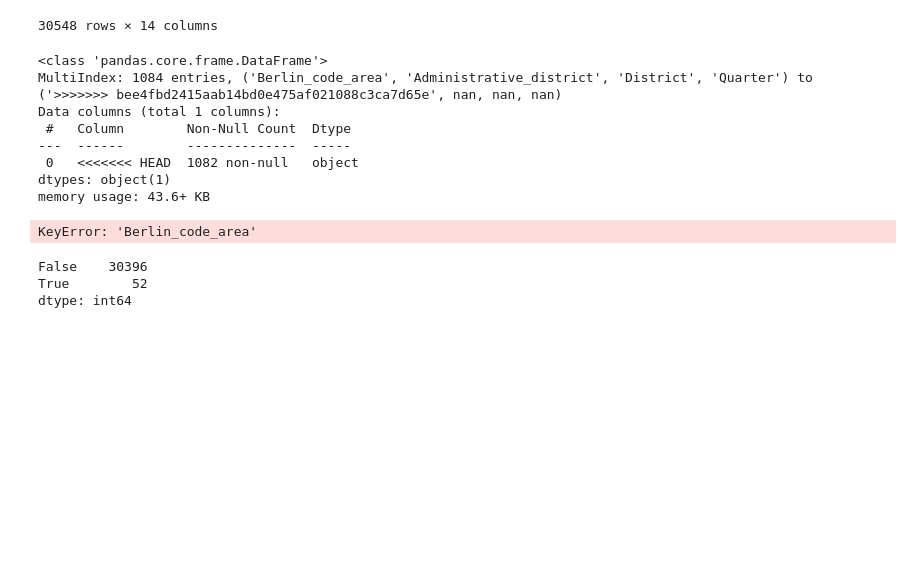
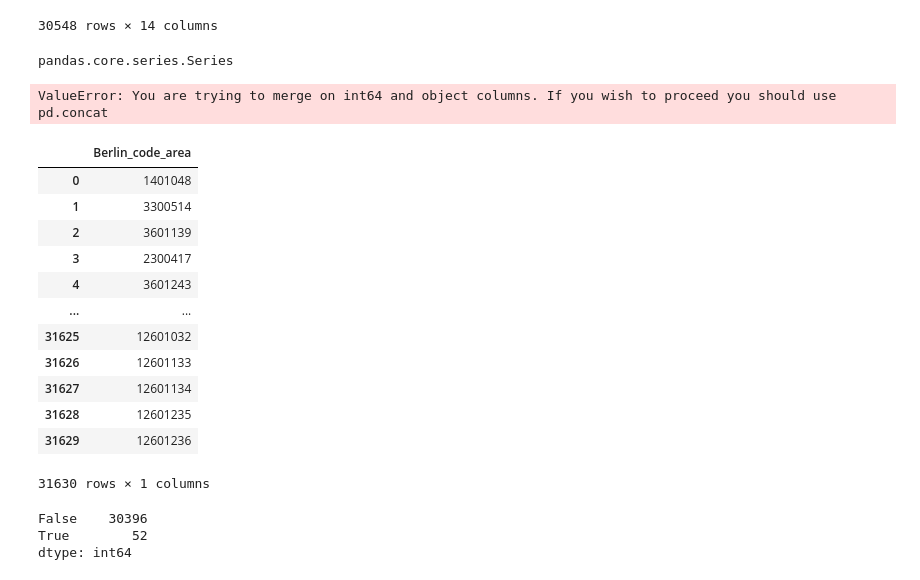
Before and after one commit to MSI17819/Berlin_bike_theft_prediction, a Jupyter notebook: Berlin_bike_thief_prediction.ipynb, the cells around one changed output. Drawn from its saved outputs; the diff is of its cells as text; code cells hidden in the pictures; blank space fills up the shorter version.

Commit message:
Prepering data

```diff
--- a/Berlin_bike_thief_prediction.ipynb
+++ b/Berlin_bike_thief_prediction.ipynb
@@ -117,23 +117,32 @@ df_new_concat_2
 #Administrative_districe, District, Quater, Street_name
 
 url = r"https://raw.githubusercontent.com/MSI17819/Berlin_bike_theft_prediction/main/Berlin_LOR_code.csv"
-df_region = pd.read_csv(url, sep=';', encoding="ISO-8859-1")
+df_region = pd.read_csv(url, sep=';', encoding="ISO-8859-1", header=0)
 
-df_region.info()
+df_region['Berlin_code_area'] = df_region['Berlin_code_area'].astype(str)
 # %% [output]
-<class 'pandas.core.frame.DataFrame'>
-MultiIndex: 1084 entries, ('Berlin_code_area', 'Administrative_district', 'District', 'Quarter') to ('>>>>>>> bee4fbd2415aab14bd0e475af021088c3ca7d65e', nan, nan, nan)
-Data columns (total 1 columns):
- #   Column        Non-Null Count  Dtype
----  ------        --------------  -----
- 0   <<<<<<< HEAD  1082 non-null   object
-dtypes: object(1)
-memory usage: 43.6+ KB
+pandas.core.series.Series
 # %%
 #Join two data frame (left join) with data and LOR information data
-df_merge = pd.merge(df_new_concat_2, df_region, how='left', on='Berlin_code_area')
+df_merge = pd.merge(df_new_concat_2, df_region, on='Berlin_code_area', how='left')
 # %% [output]
-KeyError: 'Berlin_code_area'
+ValueError: You are trying to merge on int64 and object columns. If you wish to proceed you should use pd.concat
+# %%
+df_merge
+# %% [output]
+|  | Berlin_code_area |
+| 0 | 1401048 |
+| 1 | 3300514 |
+| 2 | 3601139 |
+| 3 | 2300417 |
+| 4 | 3601243 |
+| ... | ... |
+| 31625 | 12601032 |
+| 31626 | 12601133 |
+| 31627 | 12601134 |
+| 31628 | 12601235 |
+| 31629 | 12601236 |
+31630 rows × 1 columns
 # %%
 # Duplicates inspection
 df_merge.duplicated().value_counts()
```
Also changed, not shown: 1 other file.
